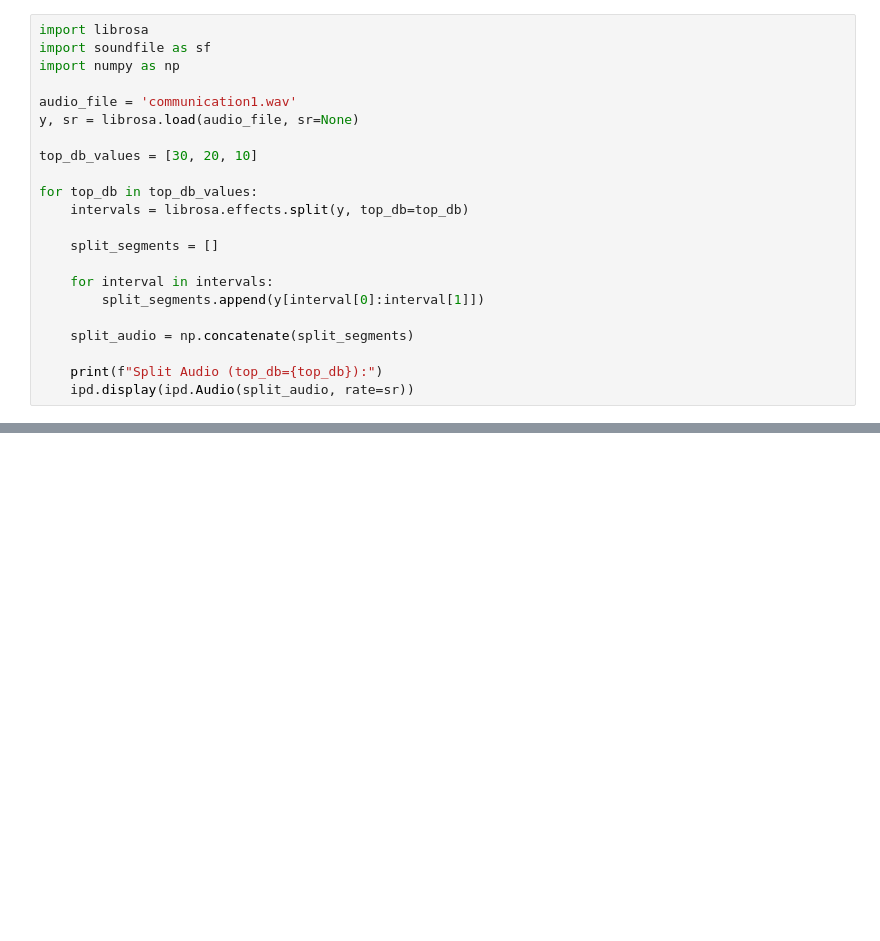
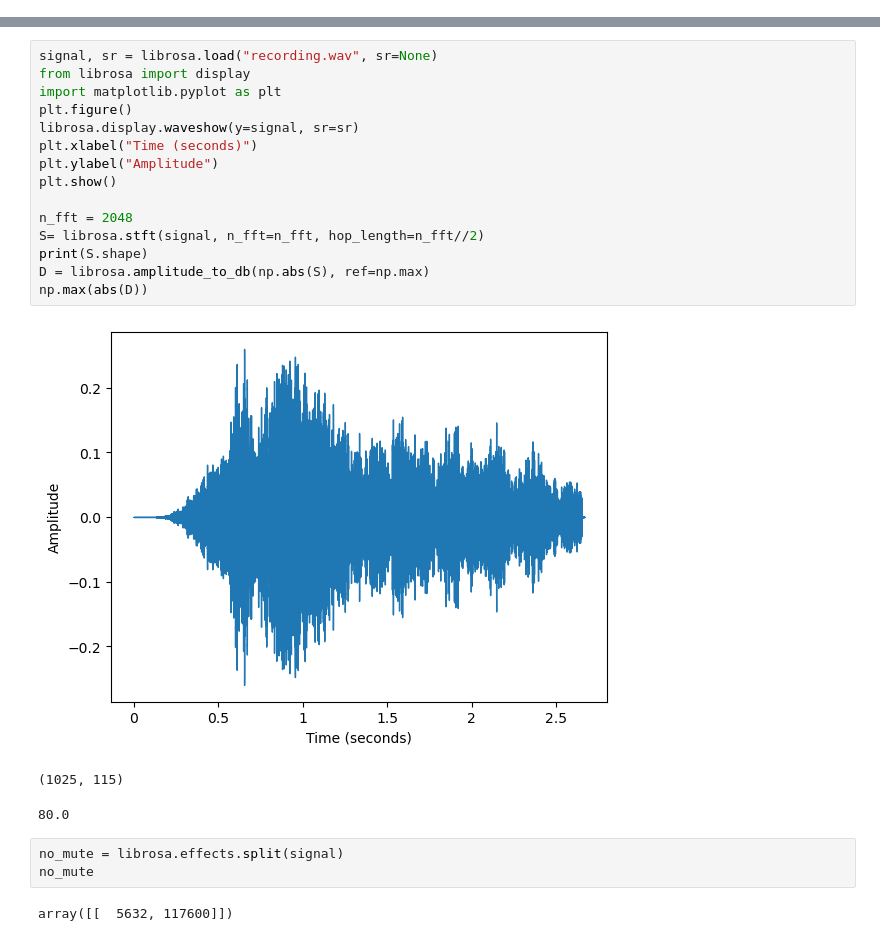
Before and after one commit to mohith2004/AI-in-speech-processing, a Jupyter notebook: 21114_lab3.ipynb, the cells around one changed output, grey strips where cells are left out. Drawn from its saved outputs; the diff is of its cells as text; blank space fills up the shorter version.

```diff
--- a/21114_lab3.ipynb
+++ b/21114_lab3.ipynb
@@ -20,22 +0,0 @@ Trimmed Audio:
-# %%
-import librosa
-import soundfile as sf
-import numpy as np
-
-audio_file = 'communication1.wav'
-y, sr = librosa.load(audio_file, sr=None)
-
-top_db_values = [30, 20, 10]
-
-for top_db in top_db_values:
-    intervals = librosa.effects.split(y, top_db=top_db)
-
-    split_segments = []
-
-    for interval in intervals:
-        split_segments.append(y[interval[0]:interval[1]])
-
-    split_audio = np.concatenate(split_segments)
-
-    print(f"Split Audio (top_db={top_db}):")
-    ipd.display(ipd.Audio(split_audio, rate=sr))
@@ -48,0 +98,24 @@ Split Audio (top_db=10):
+# %%
+signal, sr = librosa.load("recording.wav", sr=None)
+from librosa import display
+import matplotlib.pyplot as plt
+plt.figure()
+librosa.display.waveshow(y=signal, sr=sr)
+plt.xlabel("Time (seconds)")
+plt.ylabel("Amplitude")
+plt.show()
+
+n_fft = 2048
+S= librosa.stft(signal, n_fft=n_fft, hop_length=n_fft//2)
+print(S.shape)
+D = librosa.amplitude_to_db(np.abs(S), ref=np.max)
+np.max(abs(D))
+# %% [output]
+[figure, added]
+(1025, 115)
+80.0
+# %%
+no_mute = librosa.effects.split(signal)
+no_mute
+# %% [output]
+array([[  5632, 117600]])
```
Also changed, not shown: parts of 9 cells of this notebook.
